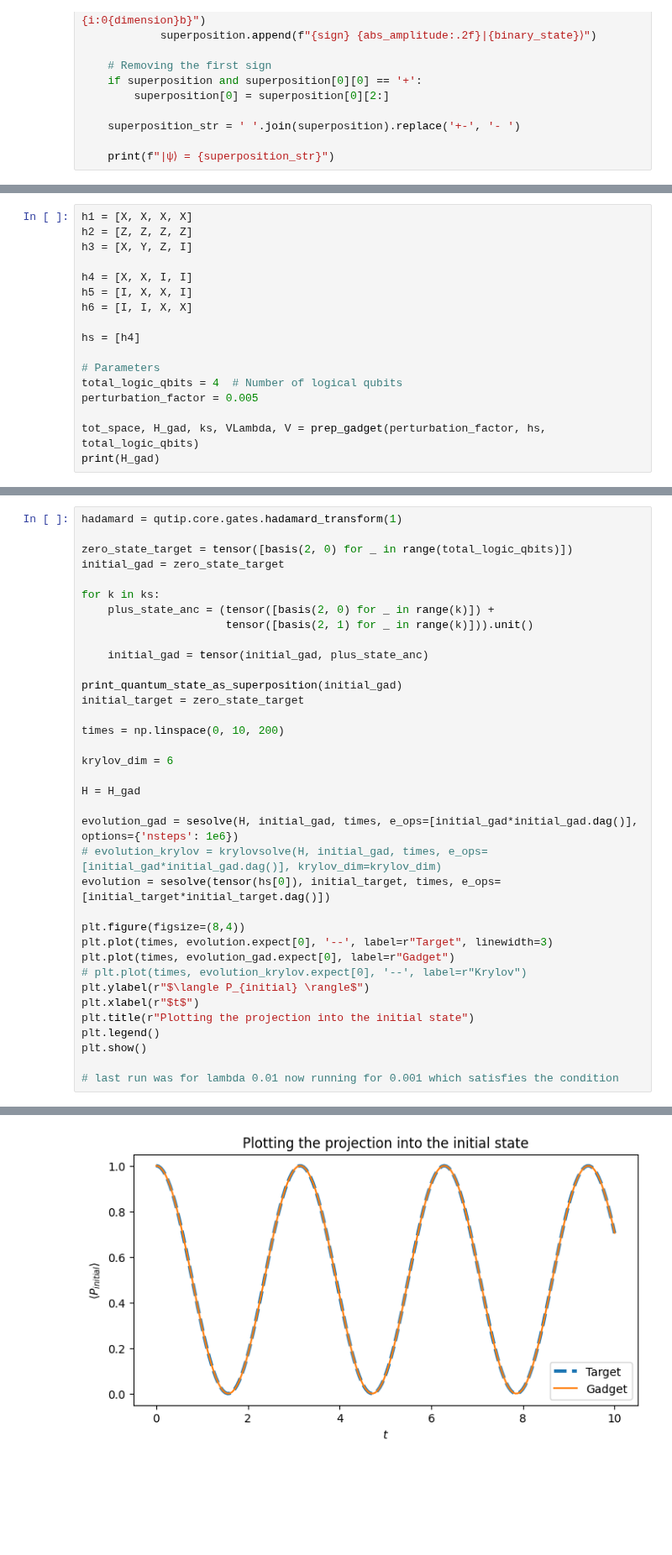
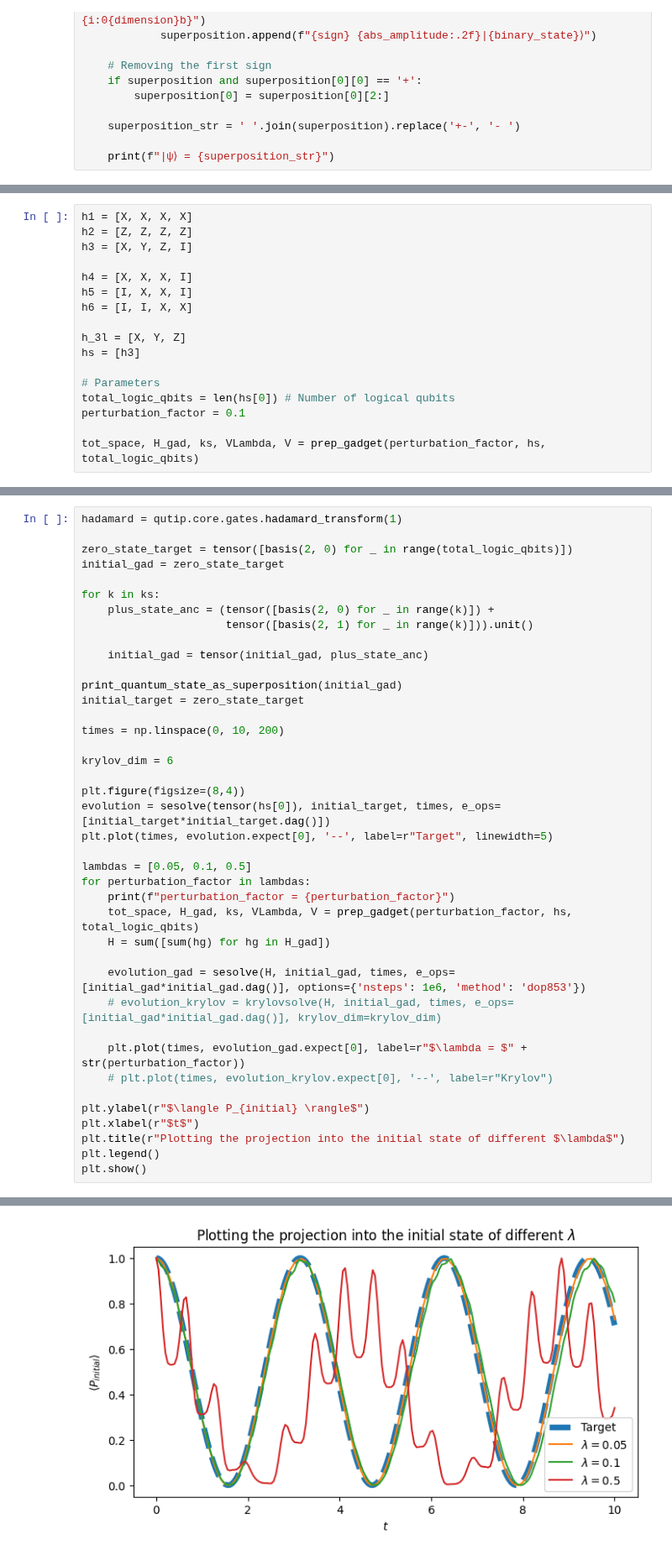
Before and after one commit to chenscheimq/QEC, a Jupyter notebook: Gadgets/gadget_sim.ipynb, the cells around one changed output, grey strips where cells are left out. Shown at 84% size. Cells and saved outputs as stored; diff of their text form; blank space fills up the shorter version.

Commit message:
after a lot of time not updating

```diff
--- a/Gadgets/gadget_sim.ipynb
+++ b/Gadgets/gadget_sim.ipynb
@@ -220,15 +223,15 @@ h1 = [X, X, X, X]
 h2 = [Z, Z, Z, Z]
 h3 = [X, Y, Z, I]
 
-h4 = [X, X, I, I]
+h4 = [X, X, X, I]
 h5 = [I, X, X, I]
 h6 = [I, I, X, X]
 
-hs = [h4]
+h_3l = [X, Y, Z]
+hs = [h3]
 
 # Parameters
-total_logic_qbits = 4  # Number of logical qubits
-perturbation_factor = 0.005
+total_logic_qbits = len(hs[0]) # Number of logical qubits
+perturbation_factor = 0.1
 
 tot_space, H_gad, ks, VLambda, V = prep_gadget(perturbation_factor, hs, total_logic_qbits)
-print(H_gad)
@@ -288,21 +281,25 @@ times = np.linspace(0, 10, 200)
 
 krylov_dim = 6
 
-H = H_gad
+plt.figure(figsize=(8,4))
+evolution = sesolve(tensor(hs[0]), initial_target, times, e_ops=[initial_target*initial_target.dag()])
+plt.plot(times, evolution.expect[0], '--', label=r"Target", linewidth=5)
 
-evolution_gad = sesolve(H, initial_gad, times, e_ops=[initial_gad*initial_gad.dag()], options={'nsteps': 1e6})
-# evolution_krylov = krylovsolve(H, initial_gad, times, e_ops=[initial_gad*initial_gad.dag()], krylov_dim=krylov_dim)
-evolution = sesolve(tensor(hs[0]), initial_target, times, e_ops=[initial_target*initial_target.dag()])
+lambdas = [0.05, 0.1, 0.5]
+for perturbation_factor in lambdas:
+    print(f"perturbation_factor = {perturbation_factor}")
+    tot_space, H_gad, ks, VLambda, V = prep_gadget(perturbation_factor, hs, total_logic_qbits)
+    H = sum([sum(hg) for hg in H_gad])
 
-plt.figure(figsize=(8,4))
-plt.plot(times, evolution.expect[0], '--', label=r"Target", linewidth=3)
-plt.plot(times, evolution_gad.expect[0], label=r"Gadget")
-# plt.plot(times, evolution_krylov.expect[0], '--', label=r"Krylov")
+    evolution_gad = sesolve(H, initial_gad, times, e_ops=[initial_gad*initial_gad.dag()], options={'nsteps': 1e6, 'method': 'dop853'})
+    # evolution_krylov = krylovsolve(H, initial_gad, times, e_ops=[initial_gad*initial_gad.dag()], krylov_dim=krylov_dim)
+
+    plt.plot(times, evolution_gad.expect[0], label=r"$\lambda = $" + str(perturbation_factor))
+    # plt.plot(times, evolution_krylov.expect[0], '--', label=r"Krylov")
+
 plt.ylabel(r"$\langle P_{initial} \rangle$")
 plt.xlabel(r"$t$")
-plt.title(r"Plotting the projection into the initial state")
+plt.title(r"Plotting the projection into the initial state of different $\lambda$")
 plt.legend()
 plt.show()
-
-# last run was for lambda 0.01 now running for 0.001 which satisfies the condition
 # %% [output]
@@ -310 +310 @@ plt.show()
-[figure, old version]
+[figure, new version]
```
Also changed, not shown: parts of 9 cells of this notebook, 7 other files.
